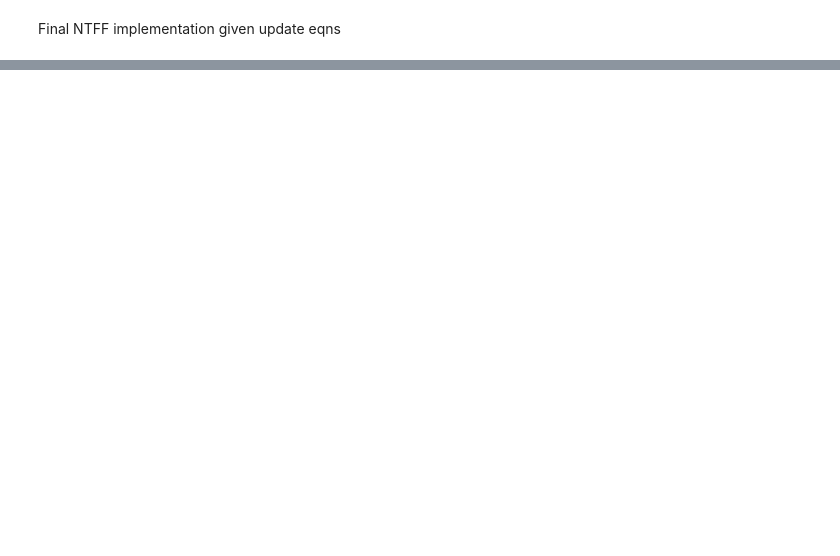
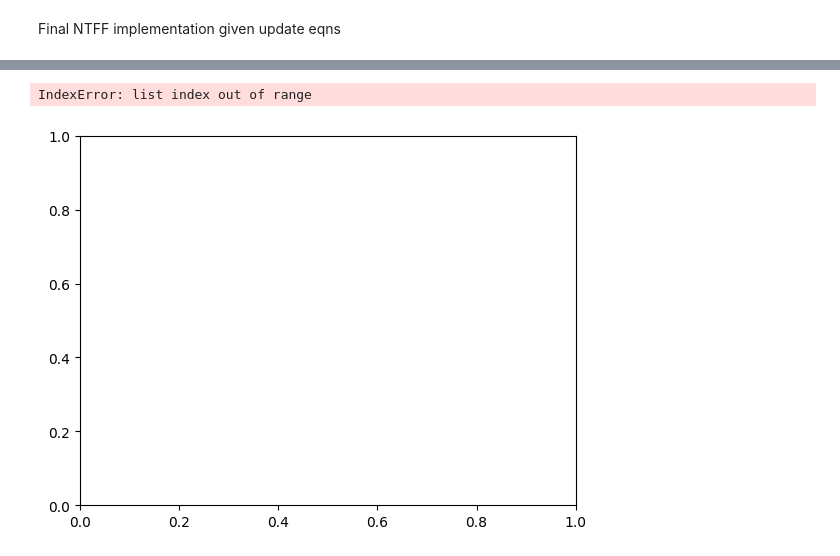
Before and after one commit to carrienlei/EE578FinalProject, a Jupyter notebook: ntff_final.ipynb, the cells around one changed output, grey strips where cells are left out. Drawn from its saved outputs; the diff is of its cells as text; code cells hidden in the pictures; blank space fills up the shorter version.

```diff
--- a/ntff_final.ipynb
+++ b/ntff_final.ipynb
@@ -192,13 +261,16 @@ for n in range(max_time_steps):
 
 
 
-    # Apply excitation at left source
+     # Store Ez at probes
+    Ez_probe_beam[n] = np.abs(Ez[probe_beam_direction_x, probe_beam_direction_y])
+    Ez_probe[n] = np.abs(Ez[probe_x, probe_y])
+
+    # Apply excitation at antenna sources
     t_n = n * magic_time_step
-    Ez[x1_source, y1_source] += np.exp(-((t_n - 4 * sigma) ** 2) / sigma ** 2) * np.sin(omega0 * t_n)
-
-    # Apply excitation at right source
-    t_n = n * magic_time_step
-    Ez[x2_source, y2_source] += np.exp(-((t_n - 4 * sigma) ** 2) / sigma ** 2) * np.sin(omega0 * t_n)
+    for idx, (x_coord, y_coord) in enumerate(sources):
+        phase = -k0*dipole_spacing_cells*dx * idx * np.cos(angle_target_rad)
+        # Ez[x_coord, y_coord] += np.exp(-((t_n - 4 * sigma) ** 2) / sigma ** 2) * np.sin(omega0 * t_n + phase)
+        Ez[x_coord, y_coord] += np.sin(omega0 * t_n + phase)
 
     # Update PEC conditions
     Ez[0, :] = boundaryLeft
@@ -221,6 +293,11 @@ for n in range(max_time_steps):
         plt.ylabel("Y")
         plt.colorbar(label="Ez")
         plt.pause(0.01)
+        plt.show()
+        # Create Ez animation using frames at every 10 time steps
+    if n % 10 == 0:
+        Ez_frames.append(Ez.copy())
+        print("Reached time ", n)
 
-print(Ez_time_L1)
+#print(Ez_time_L1)
 plt.show()
@@ -226,0 +315,20 @@ plt.show()
+# %%
+# Create animation
+from IPython.display import HTML  # Required to embed the animation
+import matplotlib.animation as animation
+
+fig, ax = plt.subplots()
+cax = ax.imshow(Ez_frames[0], cmap='viridis', origin='lower')
+fig.colorbar(cax, label="Ez")
+title = ax.set_title("")
+
+def update(frame_idx):
+    cax.set_array(Ez_frames[frame_idx])
+    title.set_text(f"Time Step {frame_idx * 10}")
+    return cax, title
+
+ani = animation.FuncAnimation(fig, update, frames=len(Ez_frames), interval=100, blit=False)
+HTML(ani.to_jshtml())
+# %% [output]
+IndexError: list index out of range
+[figure, added]
```
Also changed, not shown: parts of 6 cells of this notebook.
